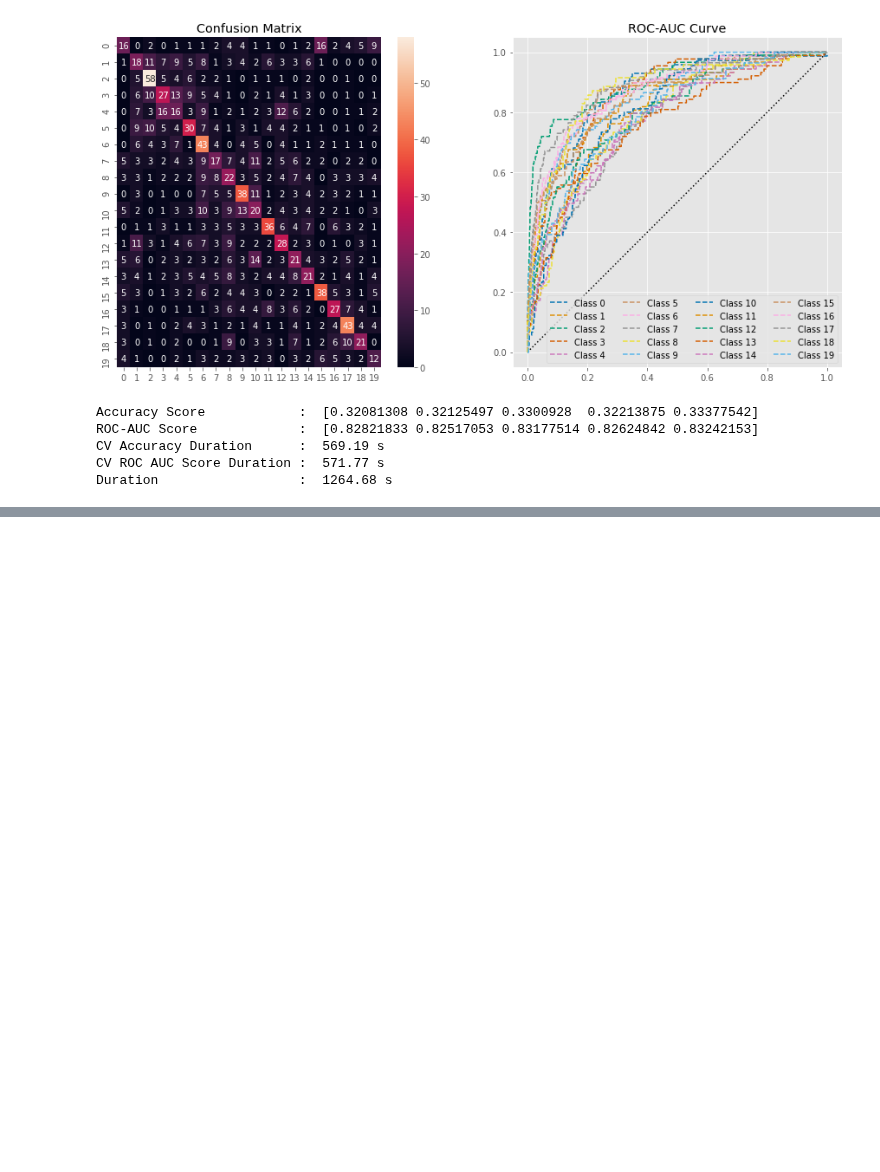
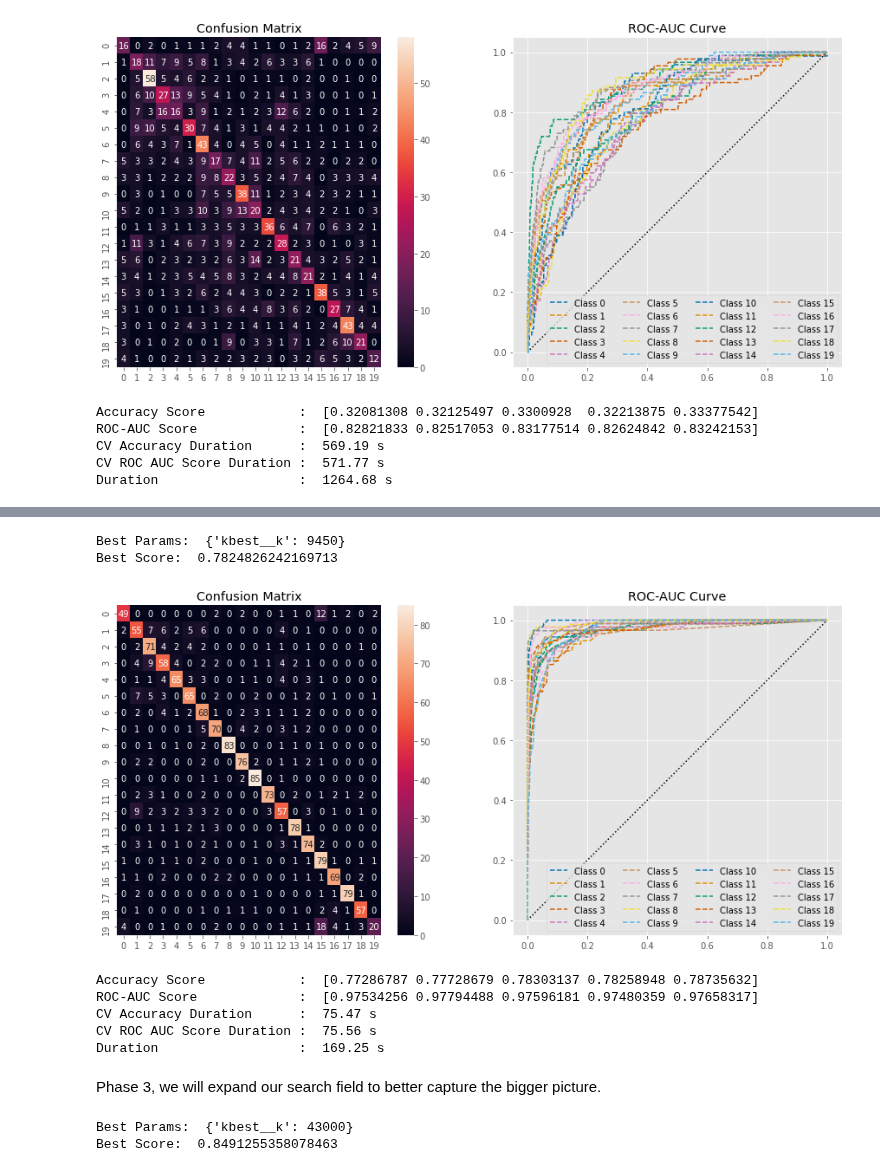
Before and after one commit to agusrichard/data-science-learning-projects, a Jupyter notebook: News Groups/20_newsgroups.ipynb, the cells around one changed output, grey strips where cells are left out. Cells and saved outputs as stored; diff of their text form; code cells hidden in the pictures; blank space fills up the shorter version.

```diff
--- a/News Groups/20_newsgroups.ipynb
+++ b/News Groups/20_newsgroups.ipynb
@@ -727,0 +781,33 @@ Duration                  :  1264.68 s
+# %%
+rfc_pipe = Pipeline([('kbest', SelectKBest(chi2)),
+                     ('clf', RandomForestClassifier())])
+params = {'kbest__k': np.arange(100, 10000, 50)}
+search_rfc = RandomizedSearchCV(rfc_pipe, param_distributions=params, n_iter=25, scoring='accuracy', cv=5, random_state=RANDOM_STATE)
+search_rfc.fit(X_train, y_train)
+print('Best Params: ', search_rfc.best_params_)
+print('Best Score: ', search_rfc.best_score_)
+# %% [output]
+Best Params:  {'kbest__k': 9450}
+Best Score:  0.7824826242169713
+# %%
+accuracy_score, ra_score, accuracy_duration, roc_auc_duration = scoring(search_rfc.best_estimator_, X_train, y_train)
+# %% [output]
+[figure, added]
+Accuracy Score            :  [0.77286787 0.77728679 0.78303137 0.78258948 0.78735632]
+ROC-AUC Score             :  [0.97534256 0.97794488 0.97596181 0.97480359 0.97658317]
+CV Accuracy Duration      :  75.47 s
+CV ROC AUC Score Duration :  75.56 s
+Duration                  :  169.25 s
+# %% [markdown]
+Phase 3, we will expand our search field to better capture the bigger picture.
+# %%
+multinomial_pipe = Pipeline([('kbest', SelectKBest(chi2)),
+                             ('clf', MultinomialNB())])
+params = {'kbest__k': np.arange(1000, X_train.shape[1], 1000)}
+search_multinomial = RandomizedSearchCV(multinomial_pipe, param_distributions=params, n_iter=50, scoring='accuracy', cv=5, random_state=RANDOM_STATE)
+search_multinomial.fit(X_train, y_train)
+print('Best Params: ', search_multinomial.best_params_)
+print('Best Score: ', search_multinomial.best_score_)
+# %% [output]
+Best Params:  {'kbest__k': 43000}
+Best Score:  0.8491255358078463
```
Also changed, not shown: parts of 23 cells of this notebook.
